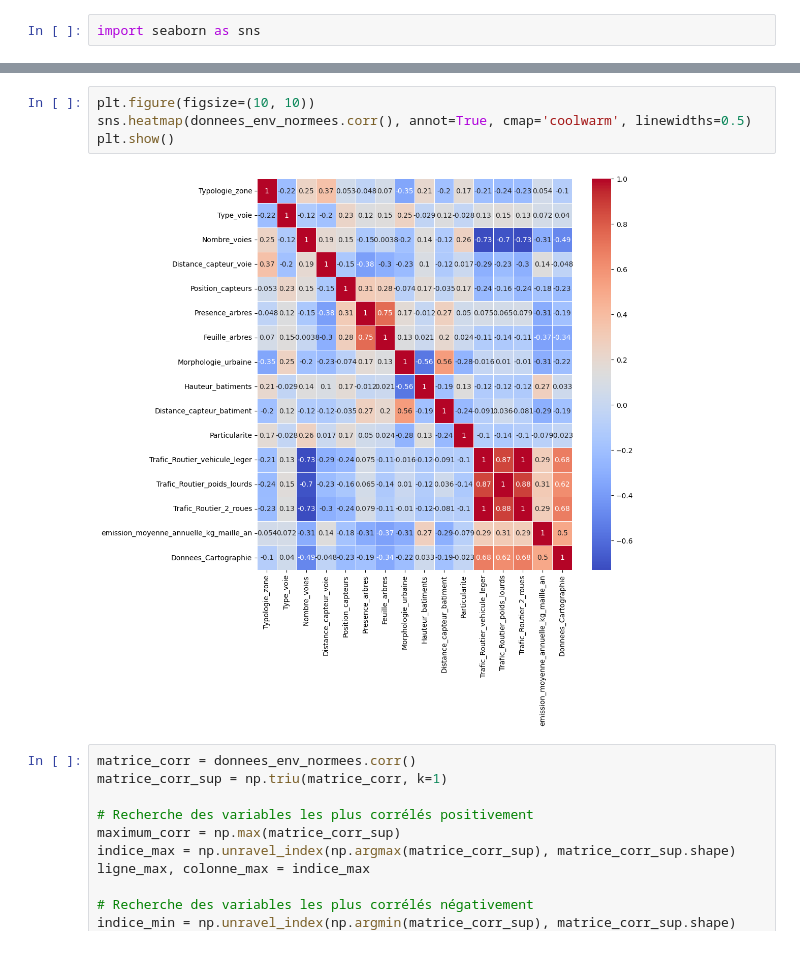
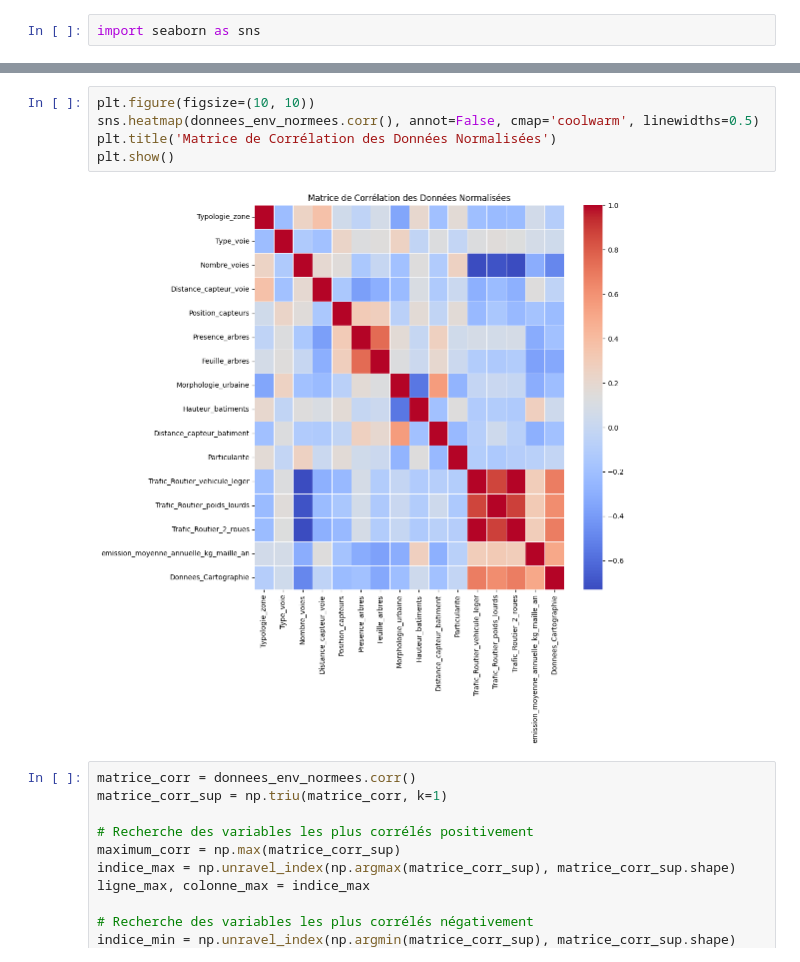
Before and after one commit to TLeandre/Categorisation-de-capteurs-de-pollution, a Jupyter notebook: scripts/Projet_Odata.ipynb, the cells around one changed output, grey strips where cells are left out. Saved outputs shown, nothing was run; the diff lists cells and outputs as text.

```diff
--- a/scripts/Projet_Odata.ipynb
+++ b/scripts/Projet_Odata.ipynb
@@ -418,10 +418,11 @@ donnees_env_normees.corr()
 | Donnees_Cartographie | -0.101846 | 0.039661 | -0.488624 | -0.048350 | -0.227337 | -0.194273 | ... |
 # %%
 plt.figure(figsize=(10, 10))
-sns.heatmap(donnees_env_normees.corr(), annot=True, cmap='coolwarm', linewidths=0.5)
+sns.heatmap(donnees_env_normees.corr(), annot=False, cmap='coolwarm', linewidths=0.5)
+plt.title('Matrice de Corrélation des Données Normalisées')
 plt.show()
 # %% [output]
-[figure, old version]
+[figure, new version]
 # %%
 matrice_corr = donnees_env_normees.corr()
 matrice_corr_sup = np.triu(matrice_corr, k=1)
```
Also changed, not shown: parts of 33 cells of this notebook.
